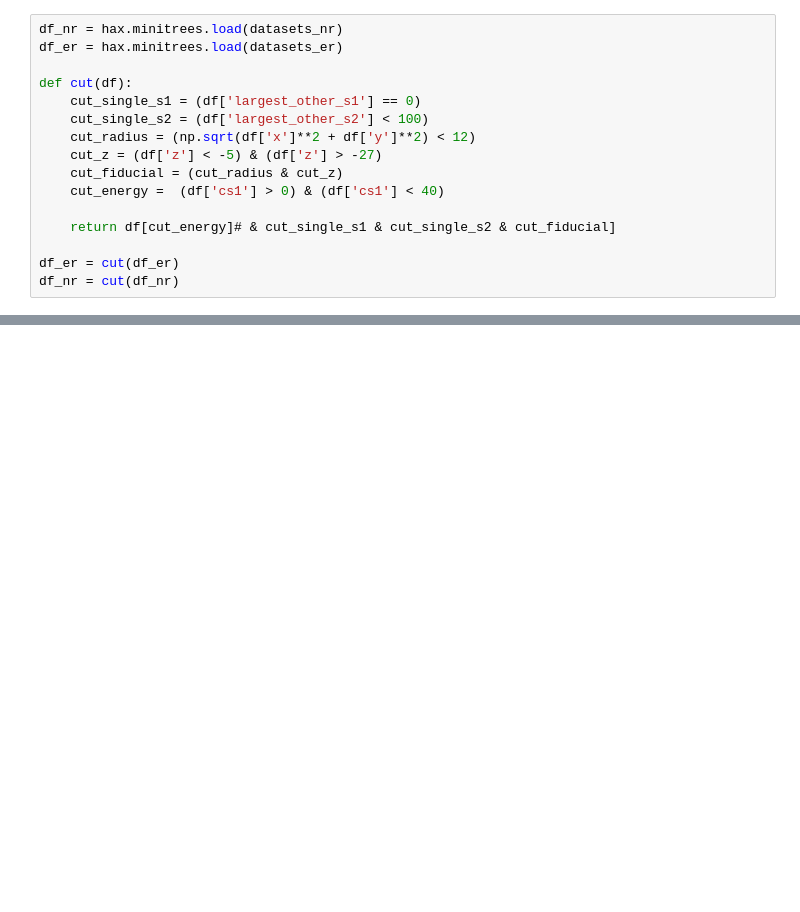
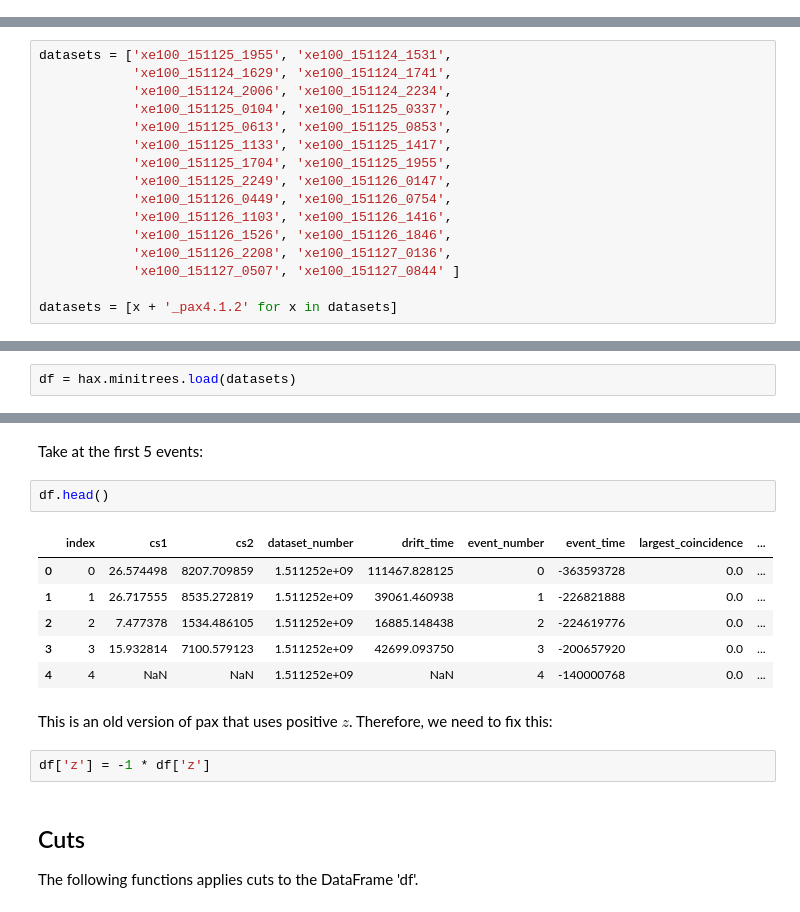
Before and after one commit to XENON1T/hax, a Jupyter notebook: examples/03_er_nr_bands.ipynb, the cells around one changed output, grey strips where cells are left out. Drawn from its saved outputs; the diff is of its cells as text; blank space fills up the shorter version.

```diff
--- a/examples/03_er_nr_bands.ipynb
+++ b/examples/03_er_nr_bands.ipynb
@@ -30,16 +0,0 @@ Here are the cuts
-# %%
-df_nr = hax.minitrees.load(datasets_nr)
-df_er = hax.minitrees.load(datasets_er)
-
-def cut(df):
-    cut_single_s1 = (df['largest_other_s1'] == 0)
-    cut_single_s2 = (df['largest_other_s2'] < 100)
-    cut_radius = (np.sqrt(df['x']**2 + df['y']**2) < 12)
-    cut_z = (df['z'] < -5) & (df['z'] > -27)
-    cut_fiducial = (cut_radius & cut_z)
-    cut_energy =  (df['cs1'] > 0) & (df['cs1'] < 40)
-
-    return df[cut_energy]# & cut_single_s1 & cut_single_s2 & cut_fiducial]
-
-df_er = cut(df_er)
-df_nr = cut(df_nr)
@@ -176,0 +25,16 @@ inspect_event(df_40kev.iloc[0])
+# %%
+datasets = ['xe100_151125_1955', 'xe100_151124_1531',
+            'xe100_151124_1629', 'xe100_151124_1741',
+            'xe100_151124_2006', 'xe100_151124_2234',
+            'xe100_151125_0104', 'xe100_151125_0337',
+            'xe100_151125_0613', 'xe100_151125_0853',
+            'xe100_151125_1133', 'xe100_151125_1417',
+            'xe100_151125_1704', 'xe100_151125_1955',
+            'xe100_151125_2249', 'xe100_151126_0147',
+            'xe100_151126_0449', 'xe100_151126_0754',
+            'xe100_151126_1103', 'xe100_151126_1416',
+            'xe100_151126_1526', 'xe100_151126_1846',
+            'xe100_151126_2208', 'xe100_151127_0136',
+            'xe100_151127_0507', 'xe100_151127_0844' ]
+
+datasets = [x + '_pax4.1.2' for x in datasets]
@@ -176,0 +45,2 @@ inspect_event(df_40kev.iloc[0])
+# %%
+df = hax.minitrees.load(datasets)
@@ -176,0 +65,19 @@ inspect_event(df_40kev.iloc[0])
+# %% [markdown]
+Take at the first 5 events:
+# %%
+df.head()
+# %% [output]
+|  | index | cs1 | cs2 | dataset_number | drift_time | event_number | event_time | largest_coincidence | ... |
+| 0 | 0 | 26.574498 | 8207.709859 | 1.511252e+09 | 111467.828125 | 0 | -363593728 | 0.0 | ... |
+| 1 | 1 | 26.717555 | 8535.272819 | 1.511252e+09 | 39061.460938 | 1 | -226821888 | 0.0 | ... |
+| 2 | 2 | 7.477378 | 1534.486105 | 1.511252e+09 | 16885.148438 | 2 | -224619776 | 0.0 | ... |
+| 3 | 3 | 15.932814 | 7100.579123 | 1.511252e+09 | 42699.093750 | 3 | -200657920 | 0.0 | ... |
+| 4 | 4 | NaN | NaN | 1.511252e+09 | NaN | 4 | -140000768 | 0.0 | ... |
+# %% [markdown]
+This is an old version of pax that uses positive $z$.  Therefore, we need to fix this:
+# %%
+df['z'] = -1 * df['z']
+# %% [markdown]
+## Cuts
+
+The following functions applies cuts to the DataFrame 'df'.
```
Also changed, not shown: parts of 46 cells of this notebook.
